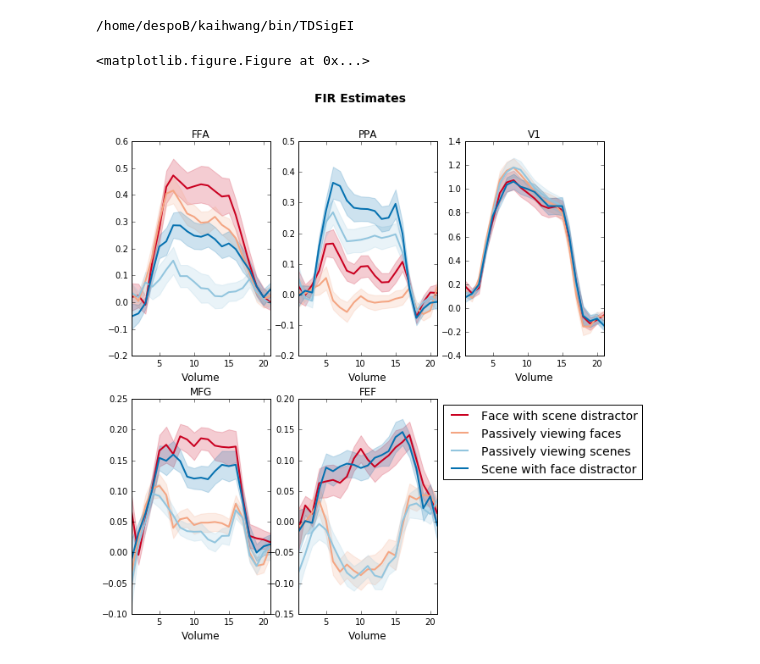
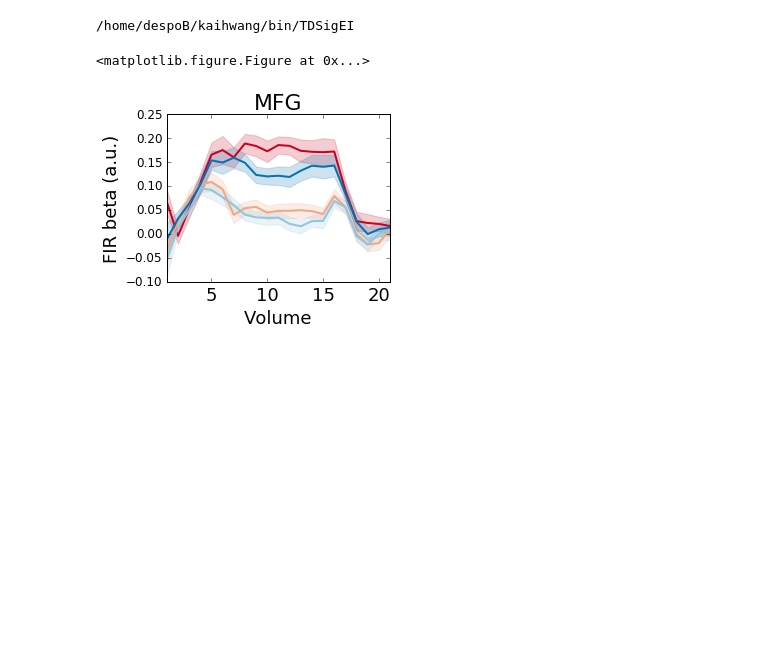
Before and after one commit to kaihwang/TDSigEI, a Jupyter notebook: Models/Plot FIR.ipynb, the cells around one changed output. Cells and saved outputs as stored; diff of their text form; code cells hidden in the pictures; blank space fills up the shorter version.

```diff
--- a/Models/Plot FIR.ipynb
+++ b/Models/Plot FIR.ipynb
@@ -24,36 +24,38 @@ sem_df = FIR_df.groupby(['ROI','Condition','Volume']).sem().reset_index()
 /home/despoB/kaihwang/bin/TDSigEI
 # %%
 #conditions
-plt.rc('xtick', labelsize=10)
-plt.rc('ytick', labelsize=10)
-ROIs = ['FFA', 'PPA', 'V1', 'MFG', 'FEF']
+plt.rc('xtick', labelsize=18)
+plt.rc('ytick', labelsize=12)
+ROIs = ['MFG'] # 'PPA', 'V1', 'MFG', 'FEF'
 Conditions =['FH', 'Fp', 'Hp', 'HF']
 Labels = ['Face with scene distractor', 'Passively viewing faces ', 'Passively viewing scenes', 'Scene with face distractor']
 x = np.arange(1,22)
 #get colormap
 cmap = brewer2mpl.get_map('RdBu','diverging', 4)
 plt.figure(1)
-plt.figure(figsize=(10,10))
-plt.suptitle('FIR Estimates', fontsize=14, fontweight='bold')
+plt.figure(figsize=(4,3))
+#plt.suptitle('FIR Estimates', fontsize=14, fontweight='bold')
 for r, roi in enumerate(ROIs):
-    ax=plt.subplot(2, 3, r+1)
+    ax=plt.subplot(1,1,1)
 
     for i, c in enumerate(Conditions):
         y = np.array(mean_df[(mean_df['ROI'] == roi) & (mean_df['Condition'] == c)]['Beta'])
         error = np.array(sem_df[(mean_df['ROI'] == roi) & (mean_df['Condition'] == c)]['Beta'])
         plt.plot(x, y, color = cmap.hex_colors[i], linewidth=2  )
-        ax.set_title(roi)
+        ax.set_title(roi, fontsize=22)
         plt.fill_between(x, y-1*error, y+1*error, alpha=0.2, edgecolor=cmap.hex_colors[i],
                      facecolor=cmap.hex_colors[i], label=c)
         #if roi == 'V1':
         #    plt.ylim(-0.2, 2)
         #else:
         #    plt.ylim(-0.2, 0.5)
         plt.xlim(1, 21)
-        plt.xlabel('Volume', fontsize=12)
-plt.legend(Labels, fontsize=14, loc='outside', bbox_to_anchor=(1, 1))
+        plt.xlabel('Volume', fontsize=18)
+        plt.ylabel('FIR beta (a.u.)', fontsize=18)
+
+#plt.legend(Labels, fontsize=12, loc='outside', bbox_to_anchor=(1, 1))
 #plt.show()
 plt.savefig('/home/despoB/kaihwang/bin/TDSigEI/FIR_estimates.pdf')
 # %% [output]
 <matplotlib.figure.Figure at 0x...>
-[figure, old version]
+[figure, new version]
```
Also changed, not shown: parts of 1 cell of this notebook, 1 other file.
